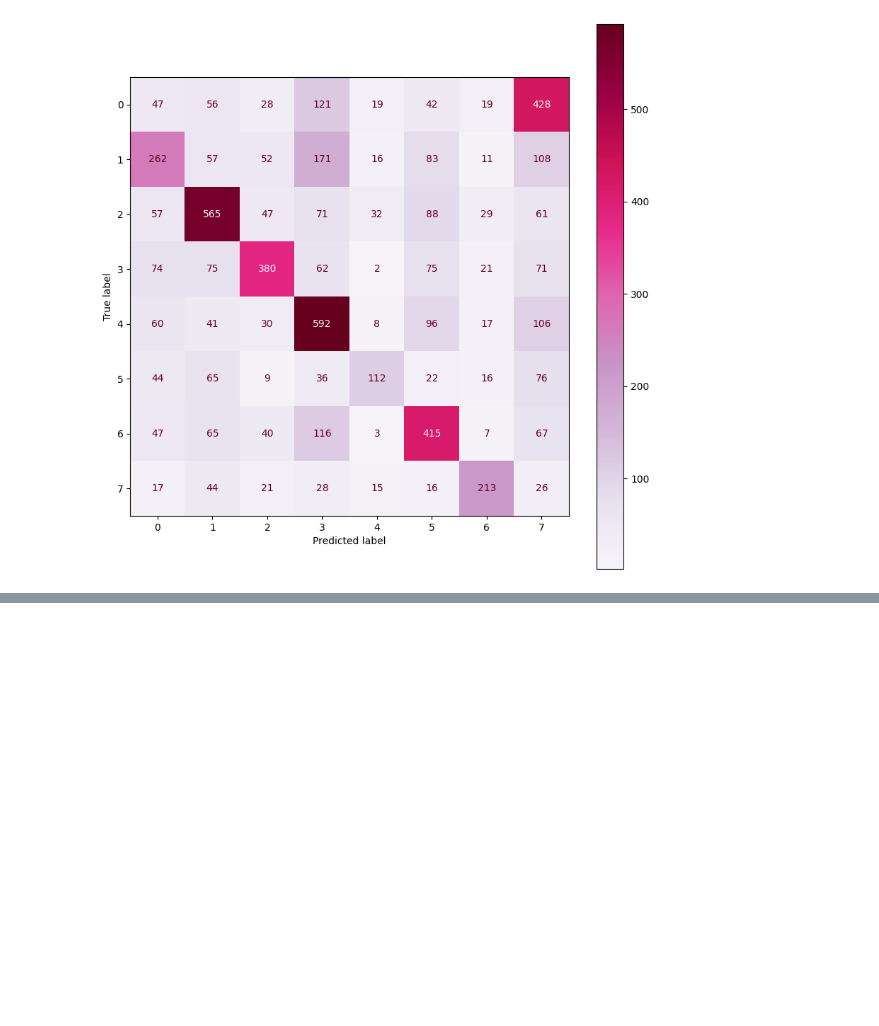
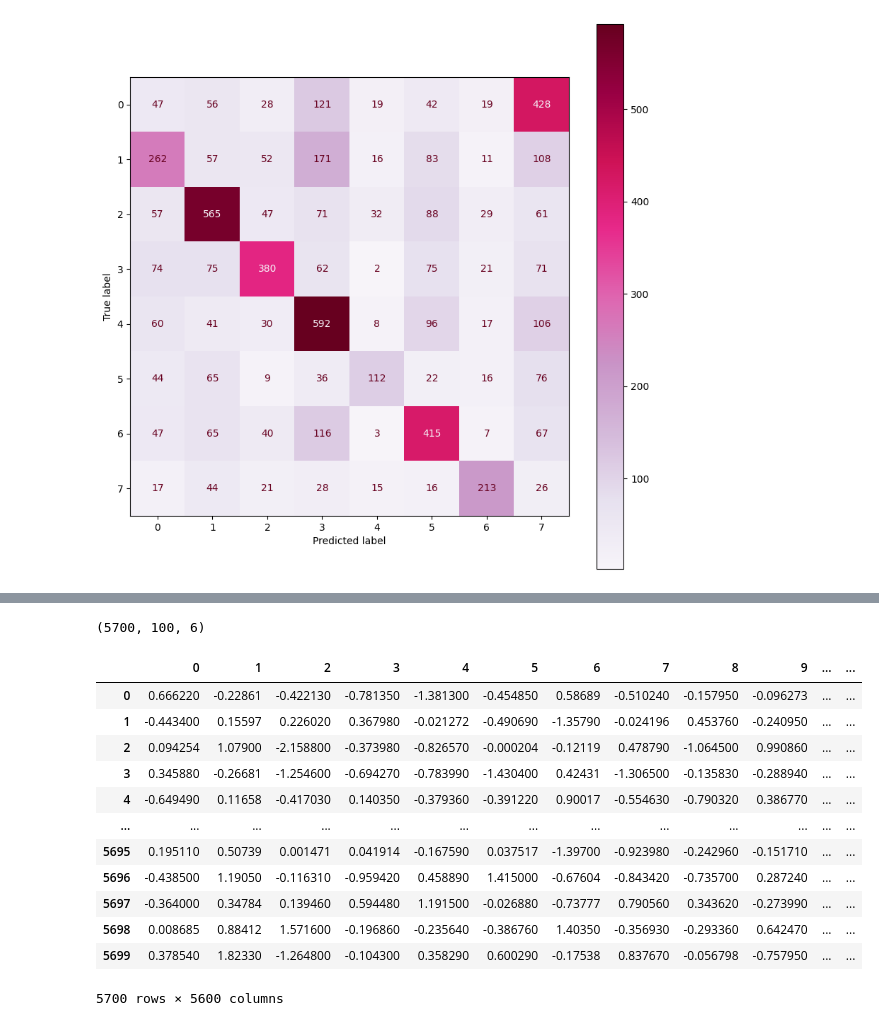
Before and after one commit to NahiaPeschard/wagon_book_cover, a Jupyter notebook: notebooks/elli_google_nlp2.ipynb, the cells around one changed output, grey strips where cells are left out. Saved outputs shown, nothing was run; the diff lists cells and outputs as text; code cells hidden in the pictures; blank space fills up the shorter version.

```diff
--- a/notebooks/elli_google_nlp2.ipynb
+++ b/notebooks/elli_google_nlp2.ipynb
@@ -829,0 +863,3 @@ disp.plot(cmap="PuRd", ax=ax)
+# %%
+X_test_picture_features = X_test_picture_features.iloc[:,1:]
+X_test_picture_features
@@ -829,0 +880,28 @@ disp.plot(cmap="PuRd", ax=ax)
+# %%
+X_test_picture_features_array = X_test_picture_features.to_numpy()
+# %%
+# Expand dimensions of X_test_picture_features_array to match the length of 100
+X_test_picture_features_expanded = np.expand_dims(X_test_picture_features_array, axis=1)
+X_test_picture_features_repeated = np.repeat(X_test_picture_features_expanded, 100, axis=1)
+# %%
+X_test_picture_features_repeated.shape
+# %% [output]
+(5700, 100, 6)
+# %%
+X_test_combined = np.concatenate((X_test_pad, X_test_picture_features_repeated), axis=2)
+# %%
+pd.DataFrame(np.reshape(X_test_combined, (5700,5600)))
+# %% [output]
+|  | 0 | 1 | 2 | 3 | 4 | 5 | 6 | 7 | 8 | 9 | ... | ... |
+| 0 | 0.666220 | -0.22861 | -0.422130 | -0.781350 | -1.381300 | -0.454850 | 0.58689 | -0.510240 | -0.157950 | -0.096273 | ... | ... |
+| 1 | -0.443400 | 0.15597 | 0.226020 | 0.367980 | -0.021272 | -0.490690 | -1.35790 | -0.024196 | 0.453760 | -0.240950 | ... | ... |
+| 2 | 0.094254 | 1.07900 | -2.158800 | -0.373980 | -0.826570 | -0.000204 | -0.12119 | 0.478790 | -1.064500 | 0.990860 | ... | ... |
+| 3 | 0.345880 | -0.26681 | -1.254600 | -0.694270 | -0.783990 | -1.430400 | 0.42431 | -1.306500 | -0.135830 | -0.288940 | ... | ... |
+| 4 | -0.649490 | 0.11658 | -0.417030 | 0.140350 | -0.379360 | -0.391220 | 0.90017 | -0.554630 | -0.790320 | 0.386770 | ... | ... |
+| ... | ... | ... | ... | ... | ... | ... | ... | ... | ... | ... | ... | ... |
+| 5695 | 0.195110 | 0.50739 | 0.001471 | 0.041914 | -0.167590 | 0.037517 | -1.39700 | -0.923980 | -0.242960 | -0.151710 | ... | ... |
+| 5696 | -0.438500 | 1.19050 | -0.116310 | -0.959420 | 0.458890 | 1.415000 | -0.67604 | -0.843420 | -0.735700 | 0.287240 | ... | ... |
+| 5697 | -0.364000 | 0.34784 | 0.139460 | 0.594480 | 1.191500 | -0.026880 | -0.73777 | 0.790560 | 0.343620 | -0.273990 | ... | ... |
+| 5698 | 0.008685 | 0.88412 | 1.571600 | -0.196860 | -0.235640 | -0.386760 | 1.40350 | -0.356930 | -0.293360 | 0.642470 | ... | ... |
+| 5699 | 0.378540 | 1.82330 | -1.264800 | -0.104300 | 0.358290 | 0.600290 | -0.17538 | 0.837670 | -0.056798 | -0.757950 | ... | ... |
+5700 rows × 5600 columns
```
Also changed, not shown: parts of 20 cells of this notebook.
